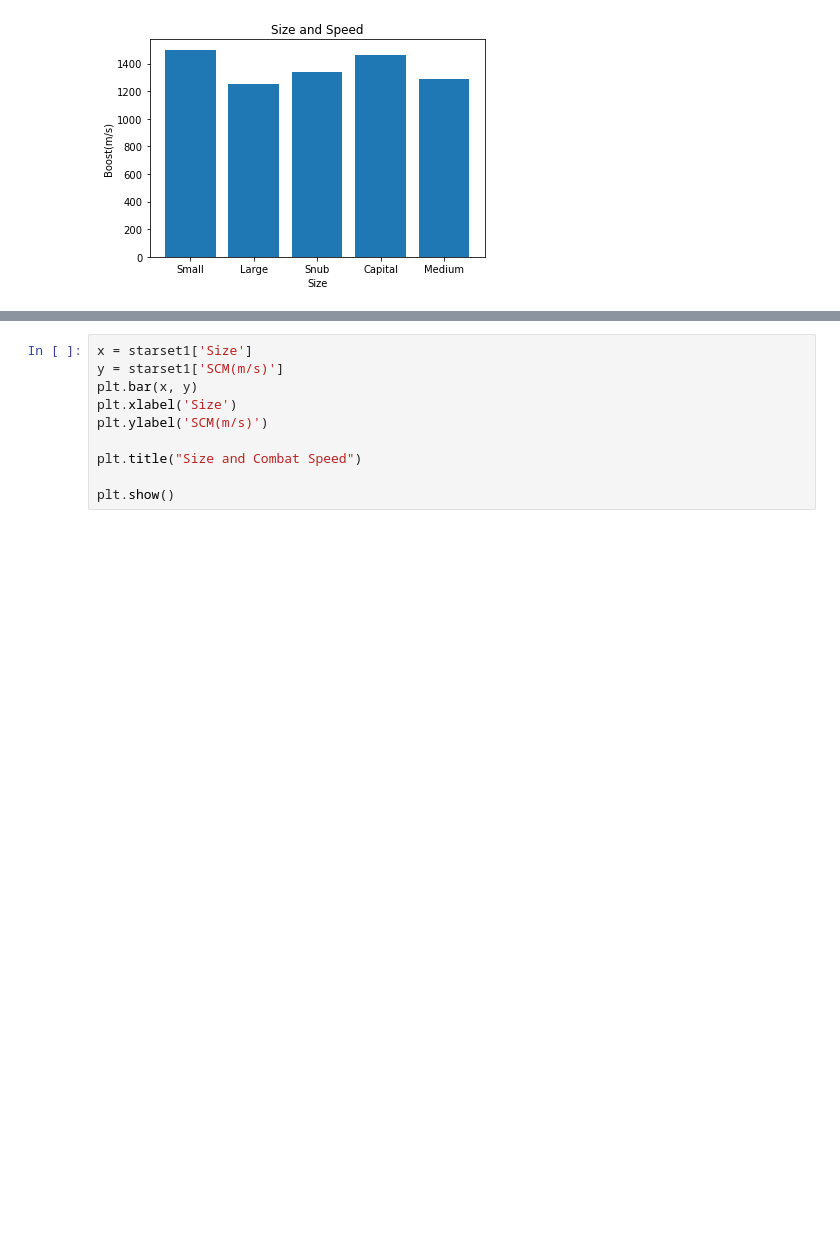
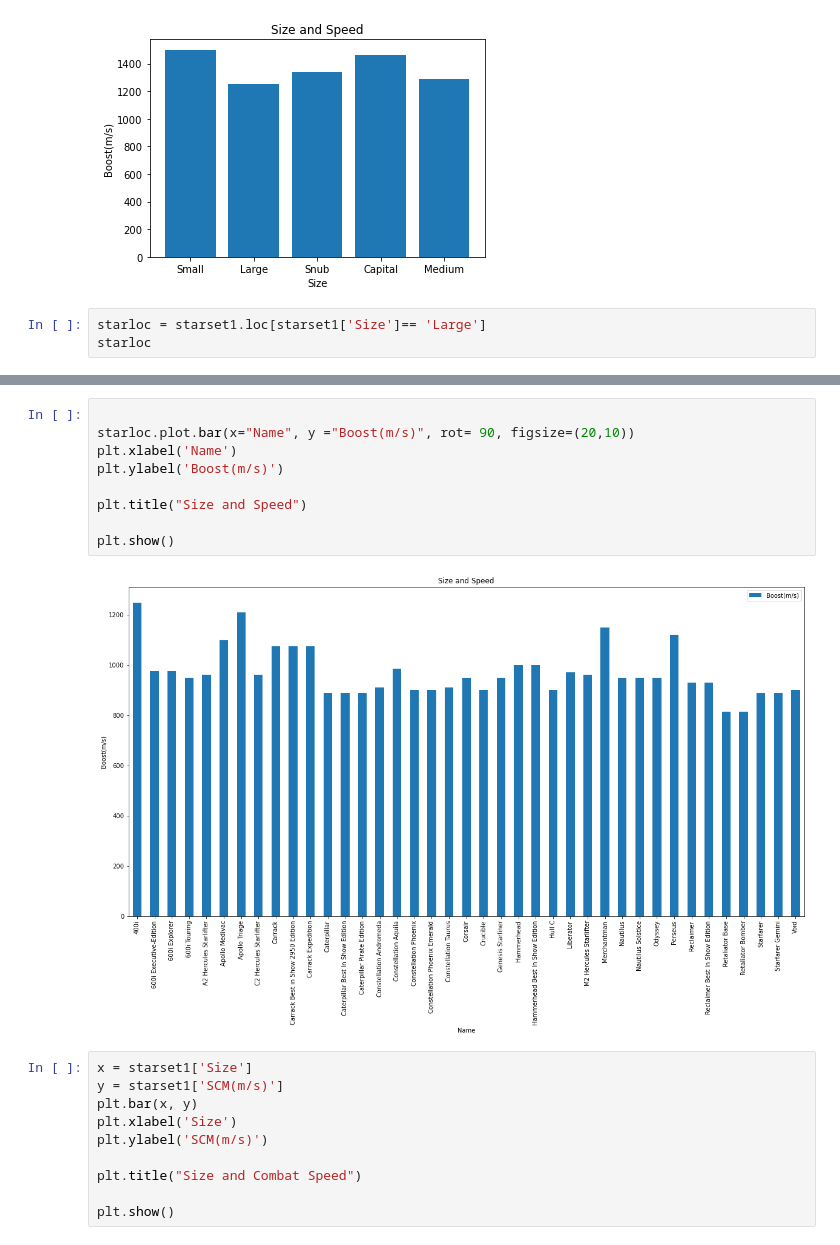
Before and after one commit to DINHC/starcitizen, a Jupyter notebook: stargraph.ipynb, the cells around one changed output, grey strips where cells are left out. Saved outputs shown, nothing was run; the diff lists cells and outputs as text; blank space fills up the shorter version.

Commit message:
Made a new df focusing on Large ships and then made a bar graph showing each of the large ships max speed

```diff
--- a/stargraph.ipynb
+++ b/stargraph.ipynb
@@ -91,3 +91,6 @@ plt.show()
 #Messy
 # %% [output]
 [figure]
+# %%
+starloc = starset1.loc[starset1['Size']== 'Large']
+starloc
@@ -94,3 +115,14 @@ plt.show()
+# %%
+
+starloc.plot.bar(x="Name", y ="Boost(m/s)", rot= 90, figsize=(20,10))
+plt.xlabel('Name')
+plt.ylabel('Boost(m/s)')
+
+plt.title("Size and Speed")
+
+plt.show()
+# %% [output]
+[figure, added]
 # %%
 x = starset1['Size']
 y = starset1['SCM(m/s)']
```
Also changed, not shown: parts of 1 cell of this notebook.
